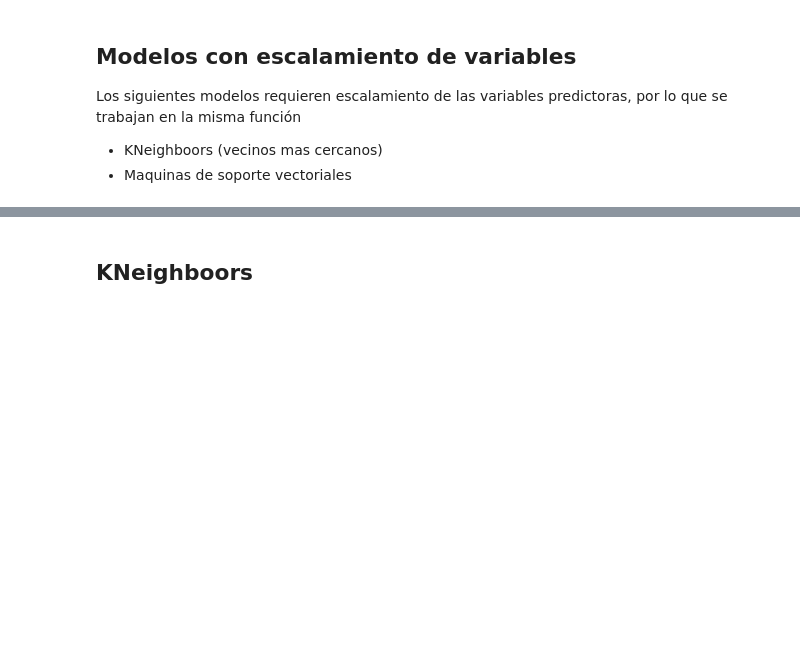
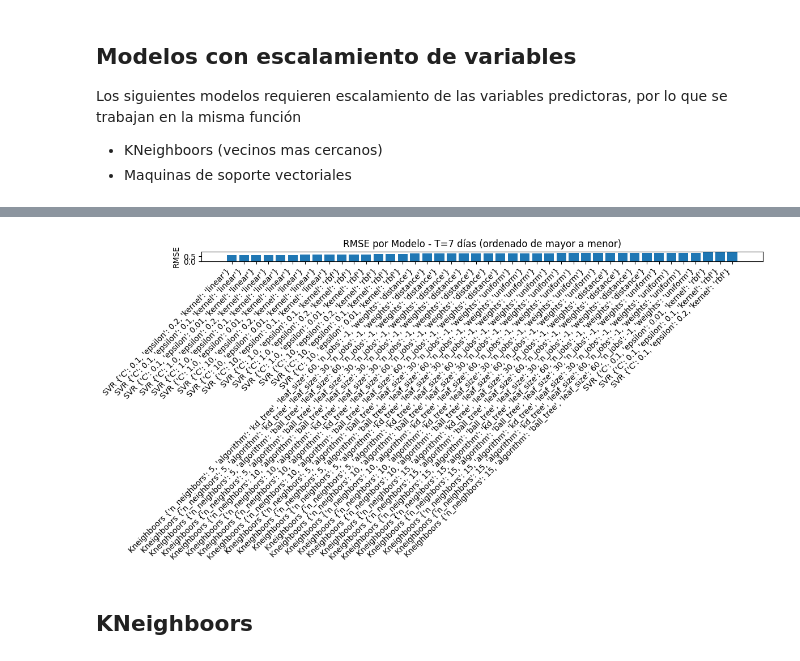
Before and after one commit to Ancorreapacheco/ml_final, a Jupyter notebook: trabajo_final/WIND_REGRESION_SCALED.ipynb, the cells around one changed output, grey strips where cells are left out. Saved outputs shown, nothing was run; the diff lists cells and outputs as text; code cells hidden in the pictures; blank space fills up the shorter version.

```diff
--- a/trabajo_final/WIND_REGRESION_SCALED.ipynb
+++ b/trabajo_final/WIND_REGRESION_SCALED.ipynb
@@ -68,7 +111,7 @@ def sliding_window_regression_models_scaling(
         total_windows = len(df) - T_hours - test_hours + 1
         print(f'😎 Total windows {total_windows}')
 
-        output_path = os.path.join(save_path, f'resultados_T{T}.csv')
+        output_path = os.path.join(save_path, f's_resultados_T{T}.csv')
 
         # Cargar resultados previos
         if os.path.exists(output_path):
@@ -198,3 +256,20 @@ df_w_21 = resultados_por_T[21]    # Para T=7 días
+# %%
+# Ordenar por RMSE de mayor a menor
+df_w_7_sorted = df_w_7.sort_values(by="RMSE", ascending=True)
+
+# Etiquetas combinadas modelo + params
+etiquetas = df_w_7_sorted['modelo'].astype(str) + ' ' + df_w_7_sorted['params'].astype(str)
+
+# Crear la gráfica
+plt.figure(figsize=(12, 6))
+plt.bar(etiquetas, df_w_7_sorted['RMSE'])
+plt.xticks(rotation=45, ha='right')
+plt.ylabel('RMSE')
+plt.title('RMSE por Modelo - T=7 días (ordenado de mayor a menor)')
+plt.tight_layout()
+plt.show()
+# %% [output]
+[figure, added]
 # %% [markdown]
 ## KNeighboors
 # %% [markdown]
```
Also changed, not shown: parts of 5 cells of this notebook, 3 other files.
